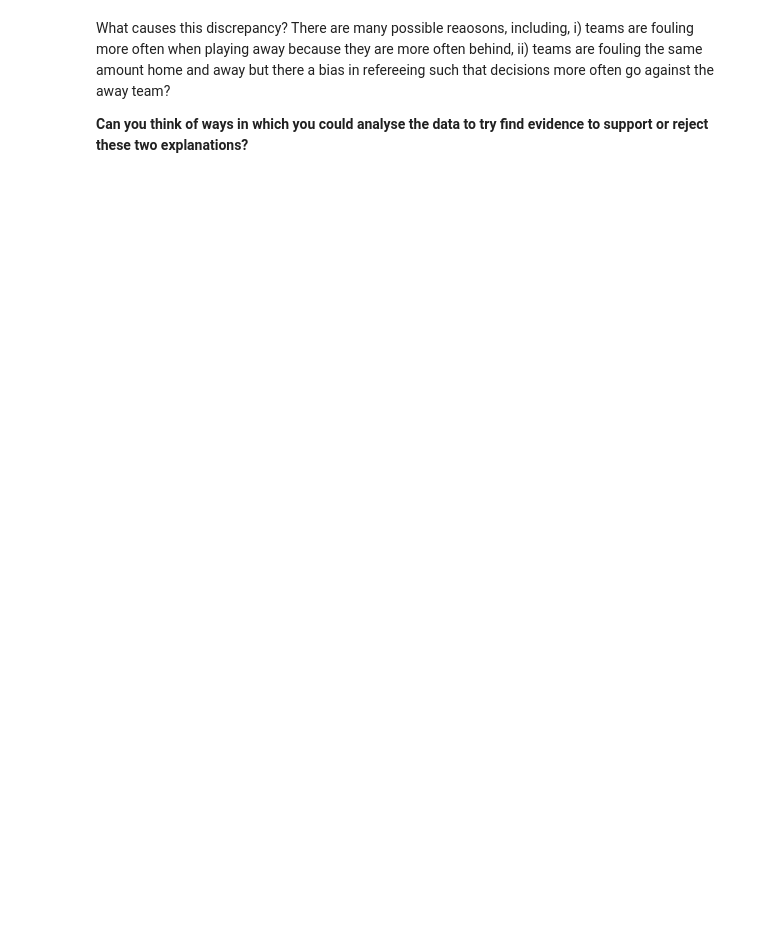
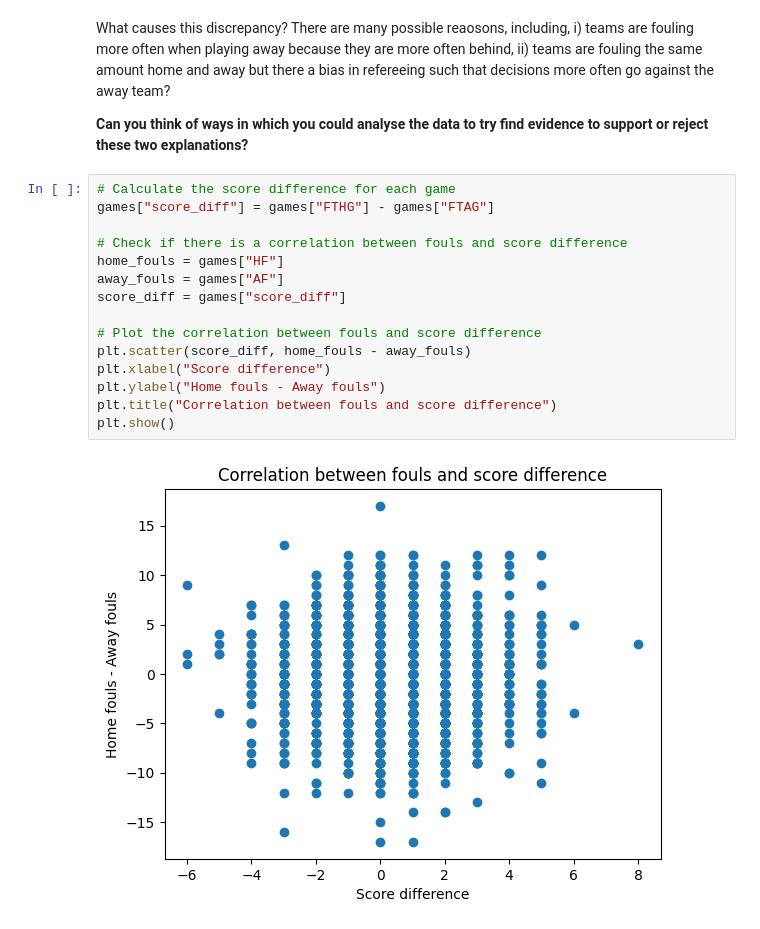
Before and after one commit to AsherYangg/COM2004-3004-Data-Driven-Computing, a Jupyter notebook: week 1/02_analysing_data_with_pandas/02_analysing_data_with_pandas/02_analysing_data_with_pandas.ipynb, the cells around one changed output. Cells and saved outputs as stored; diff of their text form; blank space fills up the shorter version.

```diff
--- a/week 1/02_analysing_data_with_pandas/02_analysing_data_with_pandas/02_analysing_data_with_pandas.ipynb
+++ b/week 1/02_analysing_data_with_pandas/02_analysing_data_with_pandas/02_analysing_data_with_pandas.ipynb
@@ -272,3 +351,20 @@ print("fouls cards: home ", sum(games["HF"]), "vs. away ", sum(games["AF"]))
 What causes this discrepancy? There are many possible reaosons, including, i) teams are fouling more often when playing away because they are more often behind, ii) teams are fouling the same amount home and away but there a bias in refereeing such that decisions more often go against the away team?
 
 **Can you think of ways in which you could analyse the data to try find evidence to support or reject these two explanations?**
+# %%
+# Calculate the score difference for each game
+games["score_diff"] = games["FTHG"] - games["FTAG"]
+
+# Check if there is a correlation between fouls and score difference
+home_fouls = games["HF"]
+away_fouls = games["AF"]
+score_diff = games["score_diff"]
+
+# Plot the correlation between fouls and score difference
+plt.scatter(score_diff, home_fouls - away_fouls)
+plt.xlabel("Score difference")
+plt.ylabel("Home fouls - Away fouls")
+plt.title("Correlation between fouls and score difference")
+plt.show()
+# %% [output]
+[figure, added]
```
Also changed, not shown: parts of 20 cells of this notebook.
